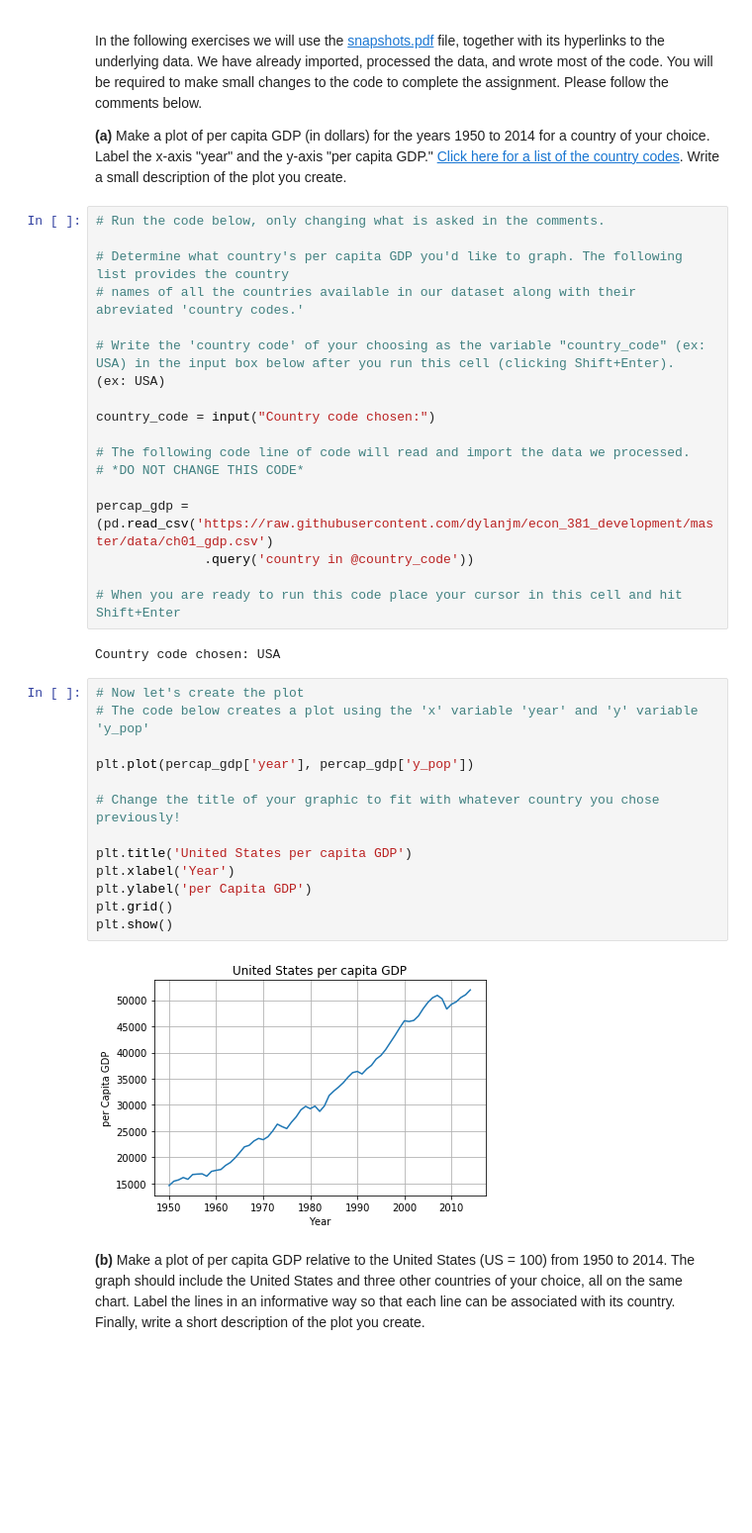
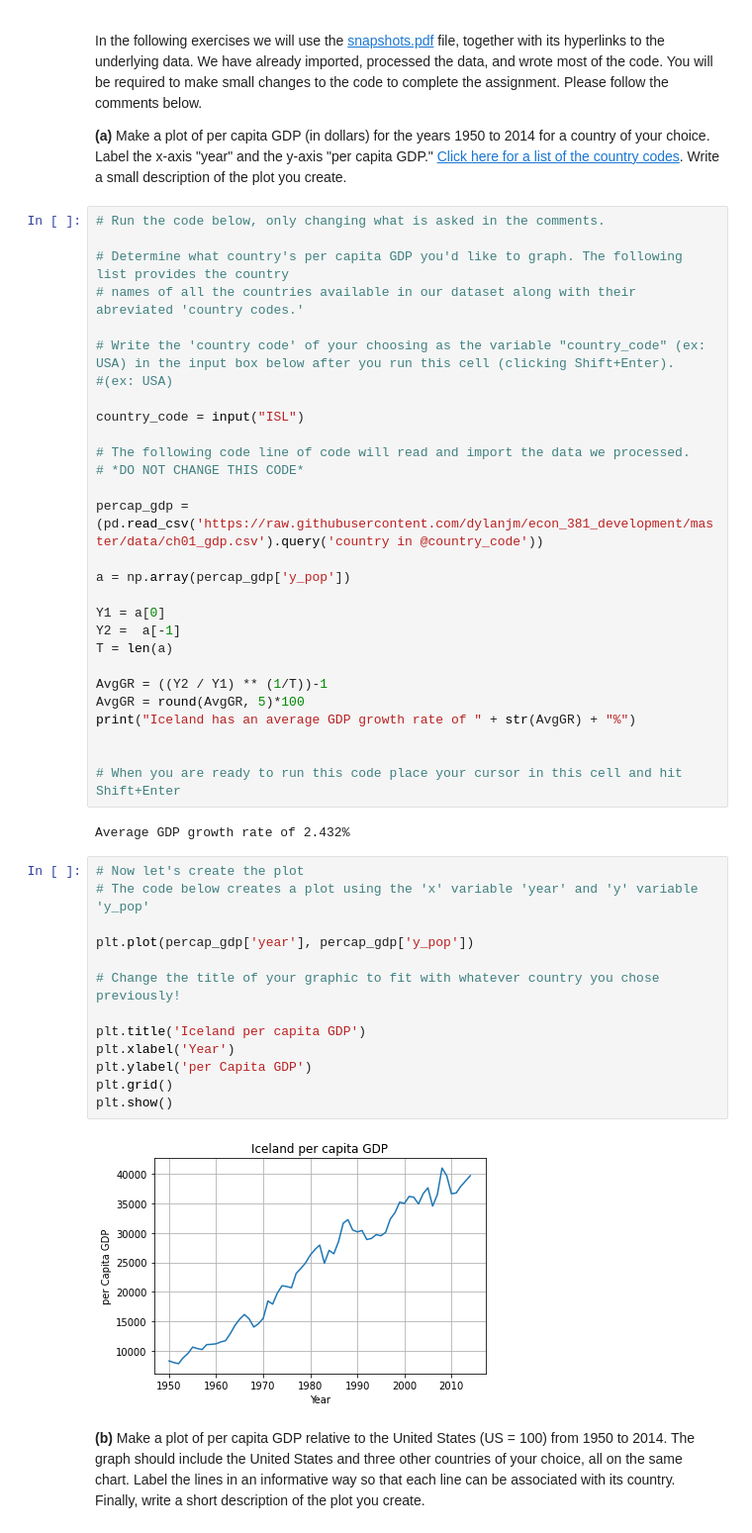
Before and after one commit to TBrost/Econ_381_Solow_Romer_Model, a Jupyter notebook: Graphs/AP_LR_TimeSeriesGraphs.ipynb, the cells around one changed output. Shown at 99% size. Drawn from its saved outputs; the diff is of its cells as text; blank space fills up the shorter version.

```diff
--- a/Graphs/AP_LR_TimeSeriesGraphs.ipynb
+++ b/Graphs/AP_LR_TimeSeriesGraphs.ipynb
@@ -19,34 +19,44 @@ __(a)__ Make a plot of per capita GDP (in dollars) for the years 1950 to 2014 fo
 # names of all the countries available in our dataset along with their abreviated 'country codes.'
 
 # Write the 'country code' of your choosing as the variable "country_code" (ex: USA) in the input box below after you run this cell (clicking Shift+Enter).
-(ex: USA)
+#(ex: USA)
 
-country_code = input("Country code chosen:")
+country_code = input("ISL")
 
 # The following code line of code will read and import the data we processed.
 # *DO NOT CHANGE THIS CODE*
 
-percap_gdp = (pd.read_csv('https://raw.githubusercontent.com/dylanjm/econ_381_development/master/data/ch01_gdp.csv')
-              .query('country in @country_code'))
+percap_gdp = (pd.read_csv('https://raw.githubusercontent.com/dylanjm/econ_381_development/master/data/ch01_gdp.csv').query('country in @country_code'))
+
+a = np.array(percap_gdp['y_pop'])
+
+Y1 = a[0]
+Y2 =  a[-1]
+T = len(a)
+
+AvgGR = ((Y2 / Y1) ** (1/T))-1
+AvgGR = round(AvgGR, 5)*100
+print("Iceland has an average GDP growth rate of " + str(AvgGR) + "%")
+
 
 # When you are ready to run this code place your cursor in this cell and hit Shift+Enter
 # %% [output]
-Country code chosen: USA
+Average GDP growth rate of 2.432%
 # %%
 # Now let's create the plot
 # The code below creates a plot using the 'x' variable 'year' and 'y' variable 'y_pop'
 
 plt.plot(percap_gdp['year'], percap_gdp['y_pop'])
 
 # Change the title of your graphic to fit with whatever country you chose previously!
 
-plt.title('United States per capita GDP')
+plt.title('Iceland per capita GDP')
 plt.xlabel('Year')
 plt.ylabel('per Capita GDP')
 plt.grid()
 plt.show()
 # %% [output]
-[figure, old version]
+[figure, new version]
 # %% [markdown]
 __(b)__ Make a plot of per capita GDP relative to the United States (US = 100) from 1950 to 2014. The graph should include the United States and three other countries of your choice, all on the same chart. Label the lines in an informative way so that each line can be associated with its country. Finally, write a short description of the plot you create.
 # %%
```
Also changed, not shown: parts of 4 cells of this notebook.
